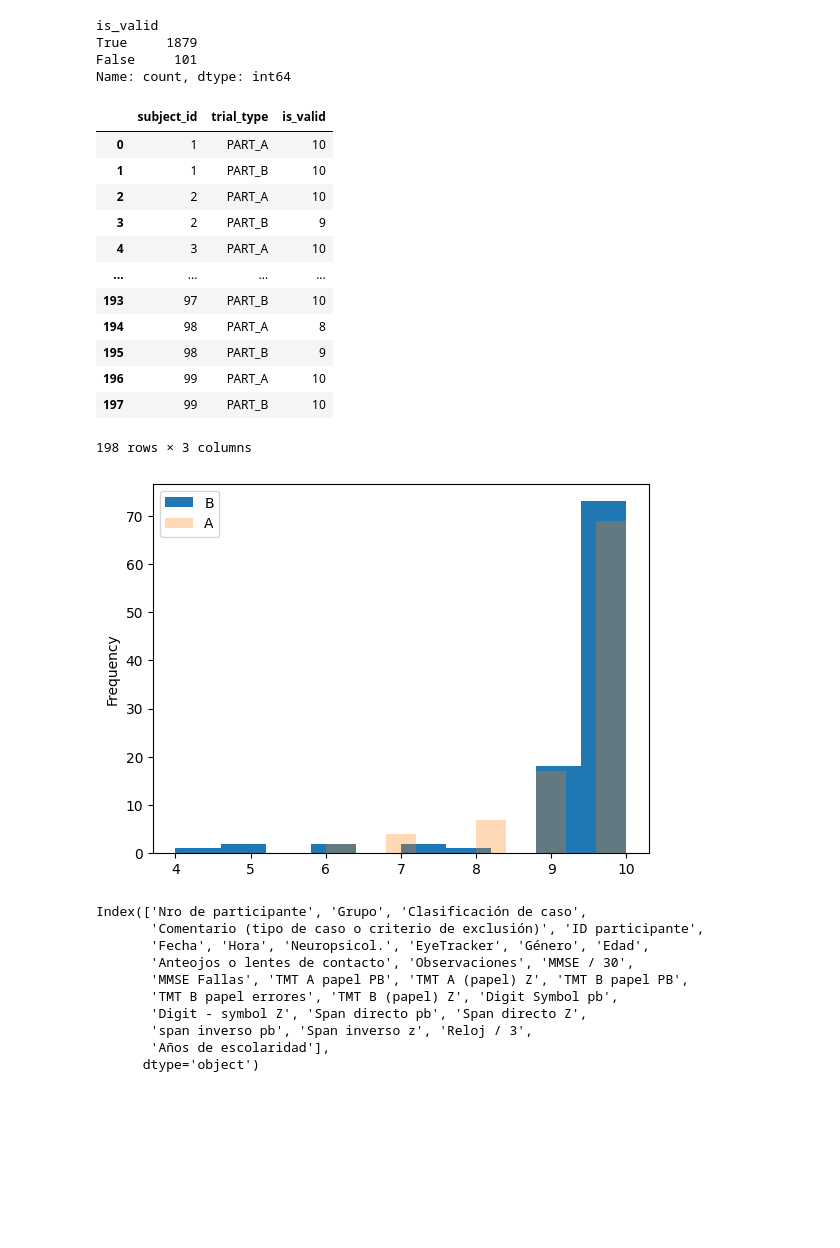
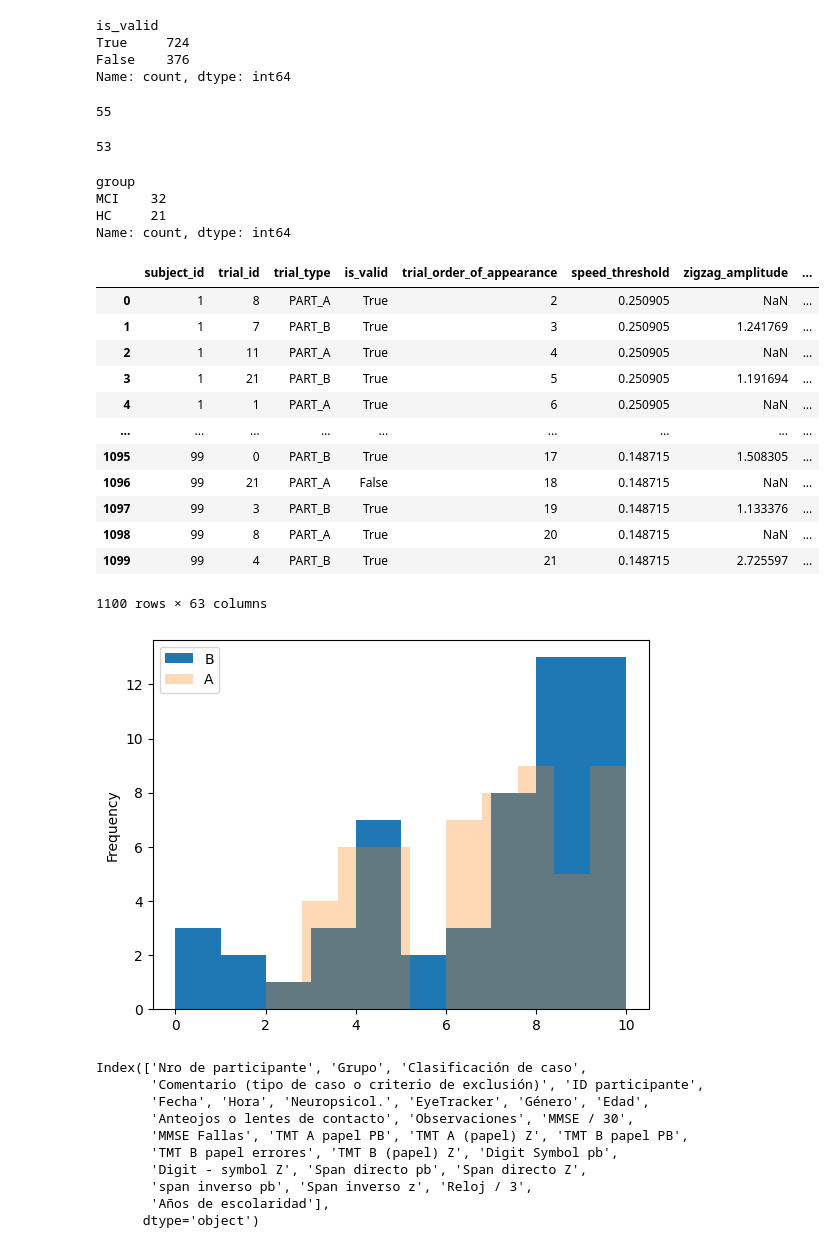
Before and after one commit to gianluca-capelo/tmt-analysis, a Jupyter notebook: notebooks/modelling.ipynb, the cells around one changed output. Cells and saved outputs as stored; diff of their text form; code cells hidden in the pictures; blank space fills up the shorter version.

```diff
--- a/notebooks/modelling.ipynb
+++ b/notebooks/modelling.ipynb
@@ -6,6 +6,7 @@ import numpy as np
 import matplotlib.pyplot as plt
 import seaborn as sns
 from collections import Counter, defaultdict
+import config
 
 from sklearn.model_selection import GridSearchCV, RepeatedStratifiedKFold, StratifiedKFold
 from sklearn.inspection import permutation_importance
@@ -72,50 +73,68 @@ pd.set_option('display.max_columns', None)
 
 sys.path.append(os.path.abspath("../src"))
 
-my_analysis_path = '/home/gus/Documents/REPOS/tmt-analysis/data/hand_analysis/2025-05-16_15-31-02/metrics.csv'
+# my_analysis_path = '/home/gus/Documents/REPOS/tmt-analysis/data/hand_analysis/2025-05-16_15-31-02/metrics.csv'
+# 2025-05-26_12-12-40
+my_analysis_path = '/home/gus/Documents/REPOS/tmt-analysis/data/hand_analysis/2025-05-26_12-12-40/metrics.csv'
 metadata_path = '../data/metadata/metadata.csv'
 eye_movements_path = '/home/gus/repos/tmt-analysis/src/eye_analysis/eye_movements_metrics.csv'
 
-df = pd.read_csv(my_analysis_path)
+
+newest_file_path = '../data/hand_analysis/2025-05-27_14-00-22/analysis.csv'
+
+df = pd.read_csv(newest_file_path)
 # %%
 df['is_valid'].value_counts(dropna=False)
 # %% [output]
 is_valid
-True     1879
-False     101
+True     724
+False    376
 Name: count, dtype: int64
-# %%
-df.groupby(['subject_id', 'trial_type'])['is_valid'].sum().reset_index()
-# %% [output]
-|  | subject_id | trial_type | is_valid |
-| 0 | 1 | PART_A | 10 |
-| 1 | 1 | PART_B | 10 |
-| 2 | 2 | PART_A | 10 |
-| 3 | 2 | PART_B | 9 |
-| 4 | 3 | PART_A | 10 |
-| ... | ... | ... | ... |
-| 193 | 97 | PART_B | 10 |
-| 194 | 98 | PART_A | 8 |
-| 195 | 98 | PART_B | 9 |
-| 196 | 99 | PART_A | 10 |
-| 197 | 99 | PART_B | 10 |
-198 rows × 3 columns
+# %%
+df['subject_id'].nunique()
+# %% [output]
+55
+# %%
+df[~df['is_valid']]['subject_id'].nunique()
+# %% [output]
+53
+# %%
+df[~df['is_valid']].groupby(['group','subject_id']).size().reset_index(name='invalid_trial_count')['group'].value_counts()
+# %% [output]
+group
+MCI    32
+HC     21
+Name: count, dtype: int64
 # %%
 df_grouped = df.groupby(['subject_id', 'trial_type'])['is_valid'].sum().reset_index()
 df_grouped[df_grouped['trial_type'] == 'PART_B']['is_valid'].plot(kind="hist")
 df_grouped[df_grouped['trial_type'] == 'PART_A']['is_valid'].plot(kind="hist", alpha=0.3)
 plt.legend(['B', 'A'])
 df_grouped
 
 # Pivot to have PART_A and PART_B sums in separate columns
 df_pivot = df_grouped.pivot(index='subject_id', columns='trial_type', values='is_valid').reset_index()
 df_pivot.columns = ['subject_id', 'is_valid_sum_A', 'is_valid_sum_B']
 
 df = df.merge(df_pivot, on='subject_id')
 df['is_valid_sum_A'] = (df['is_valid_sum_A'] / 10) * 100
 df['is_valid_sum_B'] = (df['is_valid_sum_B'] / 10) * 100
+df
 # %% [output]
+|  | subject_id | trial_id | trial_type | is_valid | trial_order_of_appearance | speed_threshold | zigzag_amplitude | ... |
+| 0 | 1 | 8 | PART_A | True | 2 | 0.250905 | NaN | ... |
+| 1 | 1 | 7 | PART_B | True | 3 | 0.250905 | 1.241769 | ... |
+| 2 | 1 | 11 | PART_A | True | 4 | 0.250905 | NaN | ... |
+| 3 | 1 | 21 | PART_B | True | 5 | 0.250905 | 1.191694 | ... |
+| 4 | 1 | 1 | PART_A | True | 6 | 0.250905 | NaN | ... |
+| ... | ... | ... | ... | ... | ... | ... | ... | ... |
+| 1095 | 99 | 0 | PART_B | True | 17 | 0.148715 | 1.508305 | ... |
+| 1096 | 99 | 21 | PART_A | False | 18 | 0.148715 | NaN | ... |
+| 1097 | 99 | 3 | PART_B | True | 19 | 0.148715 | 1.133376 | ... |
+| 1098 | 99 | 8 | PART_A | True | 20 | 0.148715 | NaN | ... |
+| 1099 | 99 | 4 | PART_B | True | 21 | 0.148715 | 2.725597 | ... |
+1100 rows × 63 columns
-[figure, old version]
+[figure, new version]
 # %%
 def clean_metadata(path_to_metadata):
     df = (
```
Also changed, not shown: parts of 22 cells of this notebook, 4 other files.
